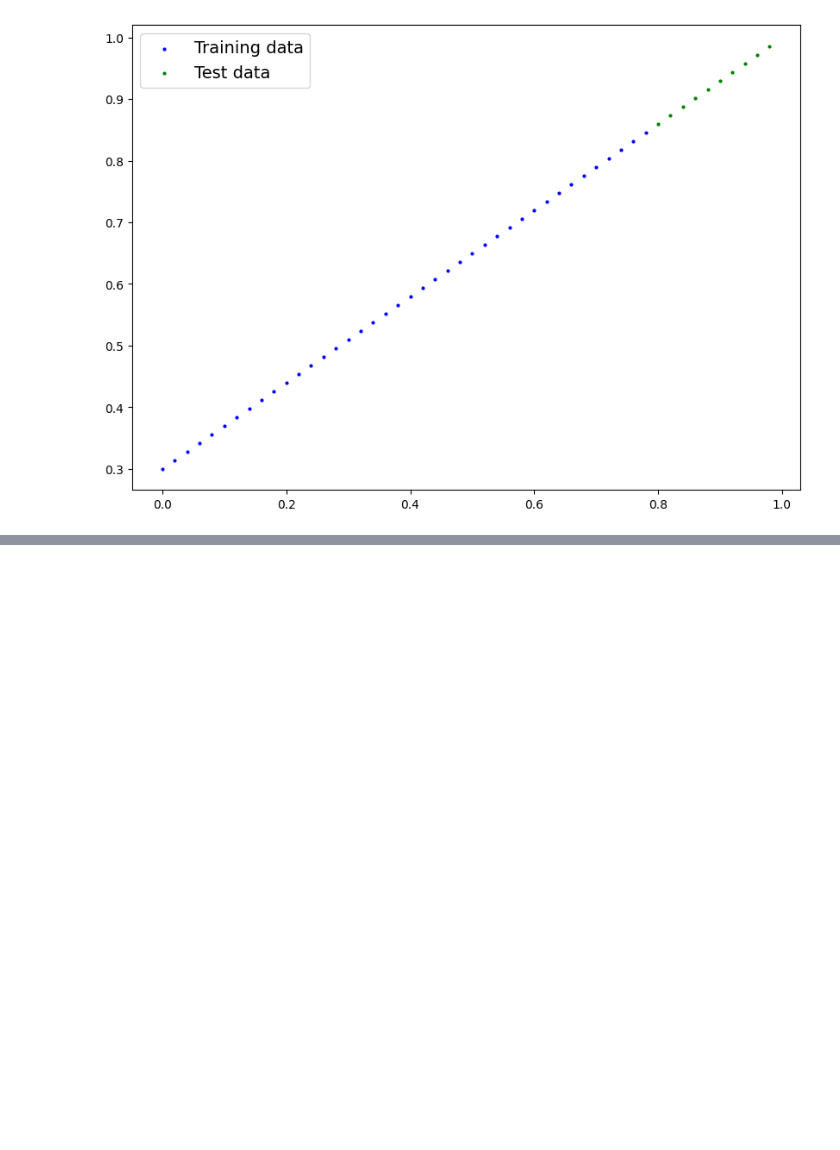
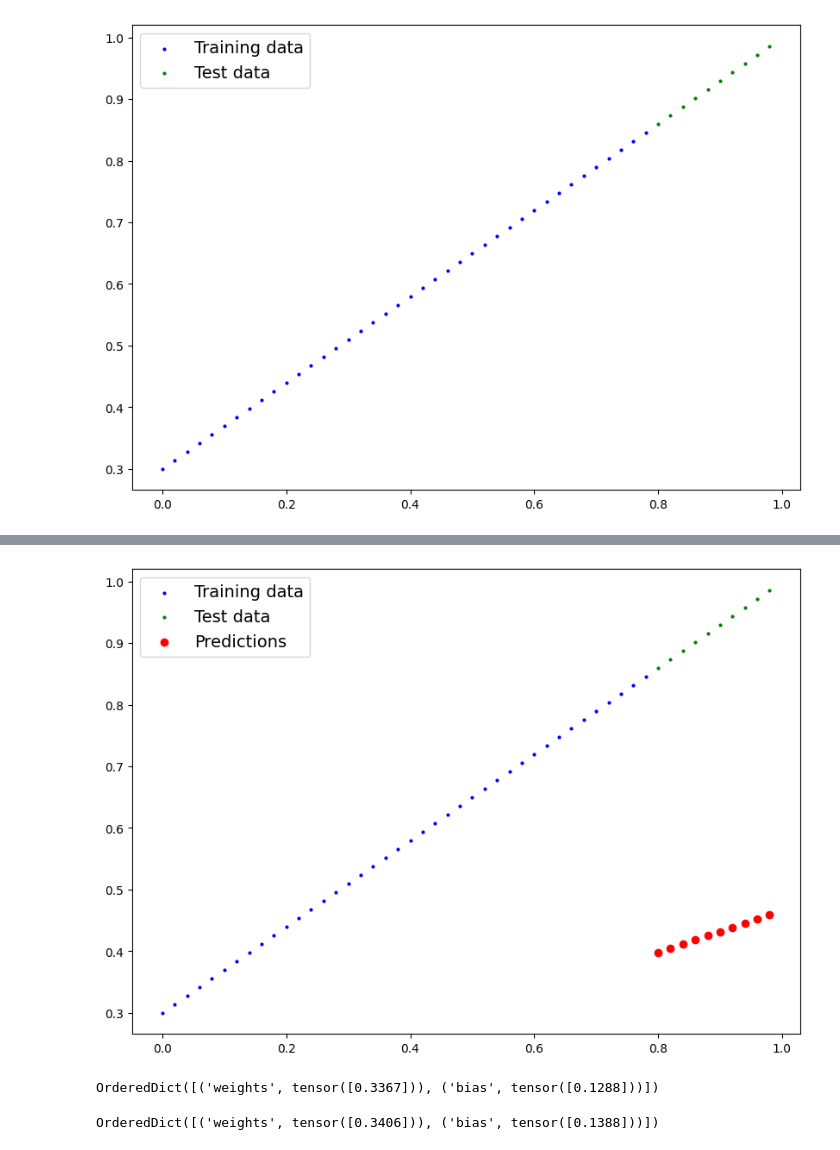
Before and after one commit to AlexNhjh/PyTorch-Tutorial, a Jupyter notebook: ch1.ipynb, the cells around one changed output, grey strips where cells are left out. Cells and saved outputs as stored; diff of their text form; code cells hidden in the pictures; blank space fills up the shorter version.

```diff
--- a/ch1.ipynb
+++ b/ch1.ipynb
@@ -86,7 +79,7 @@ def plot_predictions(train_data=X_train,
 
     #Are there predictions?
     if predictions is not None:
-        plt.scatter(test_data, predictions, c='r', labels='Predictions')
+        plt.scatter(test_data, predictions, c='r', label='Predictions')
 
     plt.legend(prop={"size": 14})
 # %%
@@ -110,0 +106,11 @@ class LinearRegressionModel(nn.Module): #<- almost everything in PyTorch inherit
+# %%
+#Create a random seed to ensure similar values from our model every time
+torch.manual_seed(42)
+
+model_0 = LinearRegressionModel()
+
+list(model_0.parameters())
+# [Parameter containing:
+#  tensor([0.3367], requires_grad=True),
+#  Parameter containing:
+#  tensor([0.1288], requires_grad=True)]
@@ -110,0 +167,16 @@ class LinearRegressionModel(nn.Module): #<- almost everything in PyTorch inherit
+# %%
+#Make predictions with model
+with torch.inference_mode():
+    y_preds = model_0(X_test)
+
+y_preds
+# 0,0.39816
+# 1,0.40490
+# 2,0.41163
+# 3,0.41836
+# 4,0.42510
+# 5,0.43183
+# 6,0.43856
+# 7,0.44530
+# 8,0.45203
+# 9,0.45877
@@ -110,0 +194,8 @@ class LinearRegressionModel(nn.Module): #<- almost everything in PyTorch inherit
+# %%
+plot_predictions(predictions=y_preds)
+# %% [output]
+[figure, added]
+# %%
+model_0.state_dict()
+# %% [output]
+OrderedDict([('weights', tensor([0.3367])), ('bias', tensor([0.1288]))])
@@ -110,0 +235,4 @@ class LinearRegressionModel(nn.Module): #<- almost everything in PyTorch inherit
+# %%
+model_0.state_dict()
+# %% [output]
+OrderedDict([('weights', tensor([0.3406])), ('bias', tensor([0.1388]))])
```
Also changed, not shown: parts of 10 cells of this notebook.
